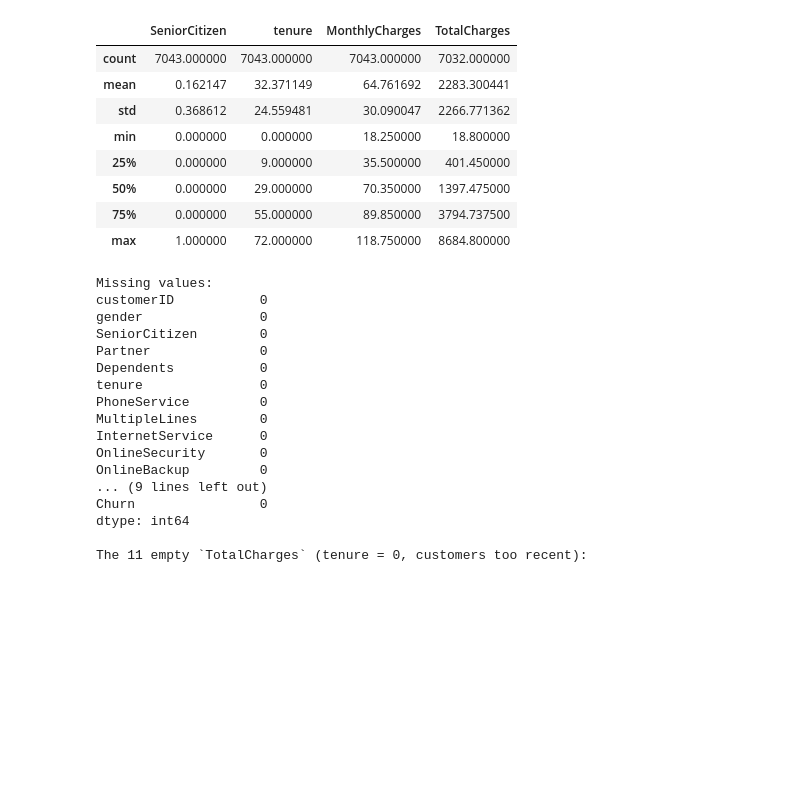
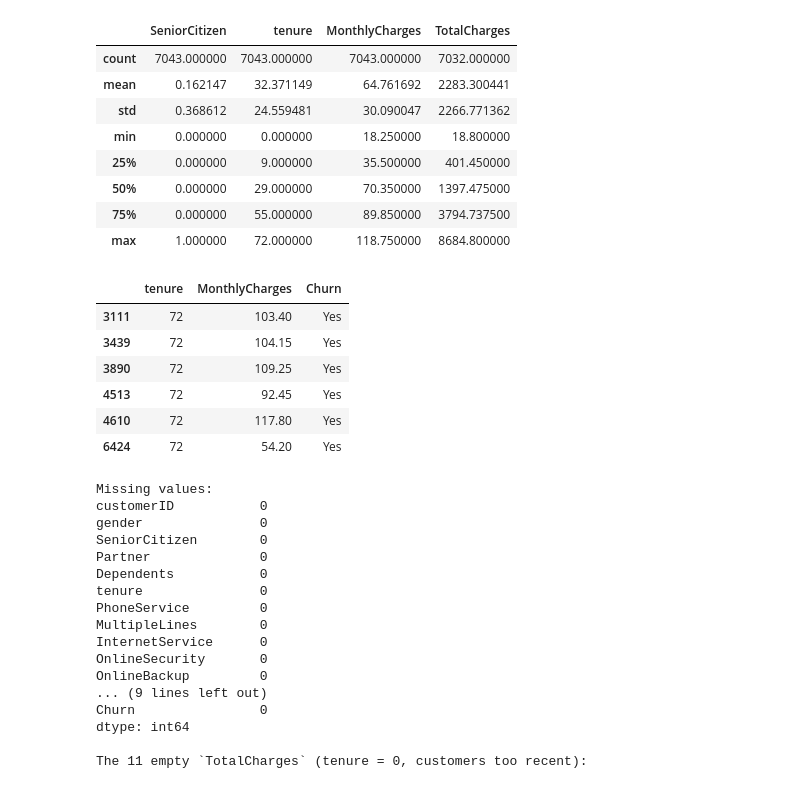
Before and after one commit to esther-deba/Ant-Colony-Rush, a Jupyter notebook: sessions/d0-2026-09-14/notebooks/d0_first_contact_autonomous.ipynb, the cells around one changed output. Cells and saved outputs as stored; diff of their text form; code cells hidden in the pictures; blank space fills up the shorter version.

```diff
--- a/sessions/d0-2026-09-14/notebooks/d0_first_contact_autonomous.ipynb
+++ b/sessions/d0-2026-09-14/notebooks/d0_first_contact_autonomous.ipynb
@@ -112,6 +111,16 @@ df.describe()
 | 50% | 0.000000 | 29.000000 | 70.350000 | 1397.475000 |
 | 75% | 0.000000 | 55.000000 | 89.850000 | 3794.737500 |
 | max | 1.000000 | 72.000000 | 118.750000 | 8684.800000 |
+# %%
+df.loc[(df["tenure"] == 72) & (df["Churn"] == 'Yes'), ["tenure", "MonthlyCharges", "Churn"]]
+# %% [output]
+|  | tenure | MonthlyCharges | Churn |
+| 3111 | 72 | 103.40 | Yes |
+| 3439 | 72 | 104.15 | Yes |
+| 3890 | 72 | 109.25 | Yes |
+| 4513 | 72 | 92.45 | Yes |
+| 4610 | 72 | 117.80 | Yes |
+| 6424 | 72 | 54.20 | Yes |
 # %%
 print("Missing values:")
 print(df.isna().sum())
```
Also changed, not shown: parts of 6 cells of this notebook.
